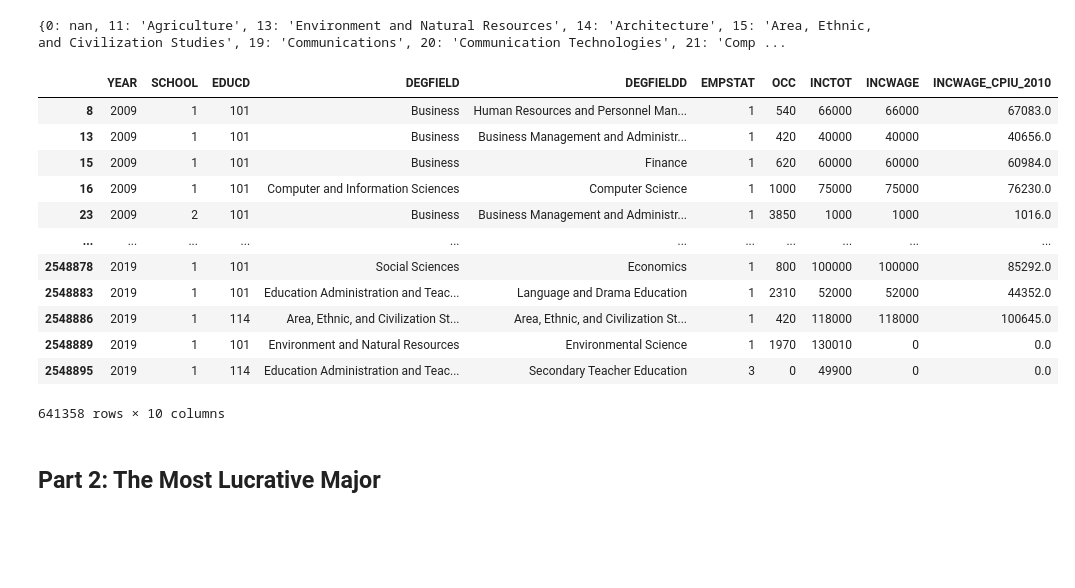
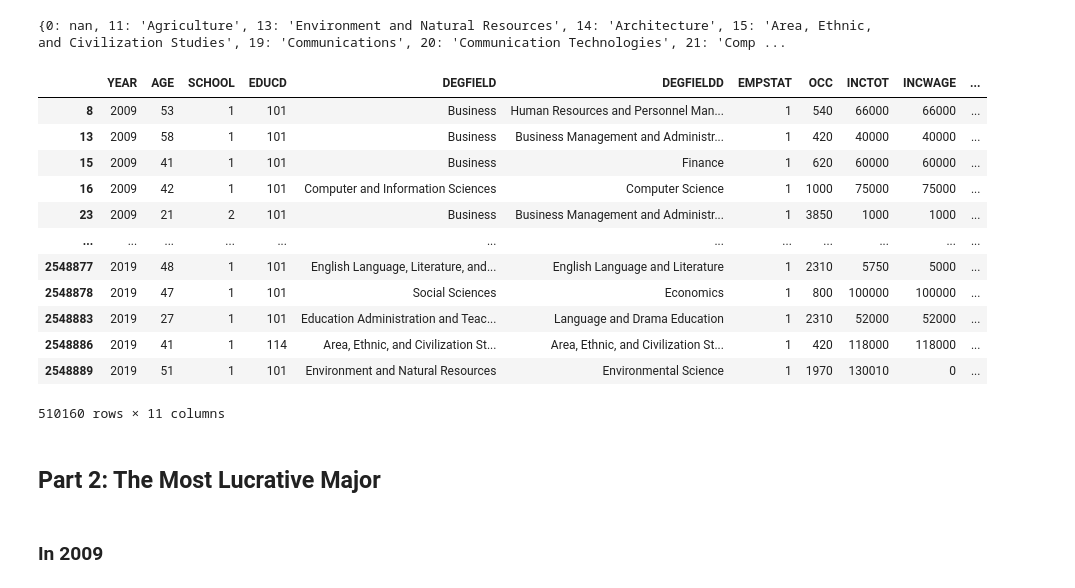
Before and after one commit to oooyiyangc/econ148-dev, a Jupyter notebook: college_majors/src/college_majors.ipynb, the cells around one changed output. Cells and saved outputs as stored; diff of their text form; code cells hidden in the pictures; blank space fills up the shorter version.

```diff
--- a/college_majors/src/college_majors.ipynb
+++ b/college_majors/src/college_majors.ipynb
@@ -111,7 +112,6 @@ Since we are concerned about how different college degrees affect income, we nee
 
 Notice that records with `EDUCD` greater or equal to 101 but smaller than 999 represent a valid record for an individual with a college degree. We will use this criteria to filter the dataset.
 # %%
-ipsum_college = ipsum[(ipsum["EDUCD"] >= 101) & (ipsum["EDUCD"] < 999)]
-# del ipsum
-ipsum_college
+ipums = ipums[(ipums["EDUCD"] >= 101) & (ipums["EDUCD"] < 999)]
+ipums
 # %% [output]
@@ -134,0 +161,3 @@ np.sum(ipsum_college["DEGFIELD"] == 0)
+# %%
+ipums = ipums[(ipums["AGE"] >= 15) & (ipums["AGE"] <= 64)]
+ipums
@@ -139,6 +182,6 @@ Some individuals have double majors. The way that IPUMS ACS dataset record this
 
 To remove this bias from our analysis, we will stick with individuals with only one college major.
 # %%
-ipsum_single_major = ipsum_college[ipsum_college["DEGFIELD2"] == 0]
-ipsum_single_major
+ipums_single_major = ipums[ipums["DEGFIELD2"] == 0]
+ipums_single_major
 # %% [output]
@@ -183,3 +244,3 @@ It looks like there used to be no difference between individuals graduating from
 # %%
-ipsum_s = ipsum_single_major.drop(['DEGFIELD2', 'DEGFIELD2D'], axis=1)
+ipums_s = ipums_single_major.drop(['DEGFIELD2', 'DEGFIELD2D'], axis=1)
 # %%
@@ -202,23 +263,25 @@ print(degfield)
 # %% [output]
 {0: nan, 11: 'Agriculture', 13: 'Environment and Natural Resources', 14: 'Architecture', 15: 'Area, Ethnic, and Civilization Studies', 19: 'Communications', 20: 'Communication Technologies', 21: 'Comp ...
 # %%
-ipsum_s_text = ipsum_s.copy()
-ipsum_s_text = replace_code_w_text(ipsum_s_text, "DEGFIELD", degfield)
-ipsum_s_text = replace_code_w_text(ipsum_s_text, "DEGFIELDD", degfieldd)
-ipsum_s_text
+ipums_s_text = ipums_s.copy()
+ipums_s_text = replace_code_w_text(ipums_s_text, "DEGFIELD", degfield)
+ipums_s_text = replace_code_w_text(ipums_s_text, "DEGFIELDD", degfieldd)
+ipums_s_text
 # %% [output]
-|  | YEAR | SCHOOL | EDUCD | DEGFIELD | DEGFIELDD | EMPSTAT | OCC | INCTOT | INCWAGE | INCWAGE_CPIU_2010 |
-| 8 | 2009 | 1 | 101 | Business | Human Resources and Personnel Man... | 1 | 540 | 66000 | 66000 | 67083.0 |
-| 13 | 2009 | 1 | 101 | Business | Business Management and Administr... | 1 | 420 | 40000 | 40000 | 40656.0 |
-| 15 | 2009 | 1 | 101 | Business | Finance | 1 | 620 | 60000 | 60000 | 60984.0 |
-| 16 | 2009 | 1 | 101 | Computer and Information Sciences | Computer Science | 1 | 1000 | 75000 | 75000 | 76230.0 |
-| 23 | 2009 | 2 | 101 | Business | Business Management and Administr... | 1 | 3850 | 1000 | 1000 | 1016.0 |
-| ... | ... | ... | ... | ... | ... | ... | ... | ... | ... | ... |
-| 2548878 | 2019 | 1 | 101 | Social Sciences | Economics | 1 | 800 | 100000 | 100000 | 85292.0 |
-| 2548883 | 2019 | 1 | 101 | Education Administration and Teac... | Language and Drama Education | 1 | 2310 | 52000 | 52000 | 44352.0 |
-| 2548886 | 2019 | 1 | 114 | Area, Ethnic, and Civilization St... | Area, Ethnic, and Civilization St... | 1 | 420 | 118000 | 118000 | 100645.0 |
-| 2548889 | 2019 | 1 | 101 | Environment and Natural Resources | Environmental Science | 1 | 1970 | 130010 | 0 | 0.0 |
-| 2548895 | 2019 | 1 | 114 | Education Administration and Teac... | Secondary Teacher Education | 3 | 0 | 49900 | 0 | 0.0 |
+|  | YEAR | AGE | SCHOOL | EDUCD | DEGFIELD | DEGFIELDD | EMPSTAT | OCC | INCTOT | INCWAGE | ... |
+| 8 | 2009 | 53 | 1 | 101 | Business | Human Resources and Personnel Man... | 1 | 540 | 66000 | 66000 | ... |
+| 13 | 2009 | 58 | 1 | 101 | Business | Business Management and Administr... | 1 | 420 | 40000 | 40000 | ... |
+| 15 | 2009 | 41 | 1 | 101 | Business | Finance | 1 | 620 | 60000 | 60000 | ... |
+| 16 | 2009 | 42 | 1 | 101 | Computer and Information Sciences | Computer Science | 1 | 1000 | 75000 | 75000 | ... |
+| 23 | 2009 | 21 | 2 | 101 | Business | Business Management and Administr... | 1 | 3850 | 1000 | 1000 | ... |
+| ... | ... | ... | ... | ... | ... | ... | ... | ... | ... | ... | ... |
+| 2548877 | 2019 | 48 | 1 | 101 | English Language, Literature, and... | English Language and Literature | 1 | 2310 | 5750 | 5000 | ... |
+| 2548878 | 2019 | 47 | 1 | 101 | Social Sciences | Economics | 1 | 800 | 100000 | 100000 | ... |
+| 2548883 | 2019 | 27 | 1 | 101 | Education Administration and Teac... | Language and Drama Education | 1 | 2310 | 52000 | 52000 | ... |
+| 2548886 | 2019 | 41 | 1 | 114 | Area, Ethnic, and Civilization St... | Area, Ethnic, and Civilization St... | 1 | 420 | 118000 | 118000 | ... |
+| 2548889 | 2019 | 51 | 1 | 101 | Environment and Natural Resources | Environmental Science | 1 | 1970 | 130010 | 0 | ... |
-641358 rows × 10 columns
+510160 rows × 11 columns
 # %% [markdown]
 ## Part 2: The Most Lucrative Major
+# %% [markdown]
+### In 2009
```
Also changed, not shown: parts of 56 cells of this notebook, 5 other files.
